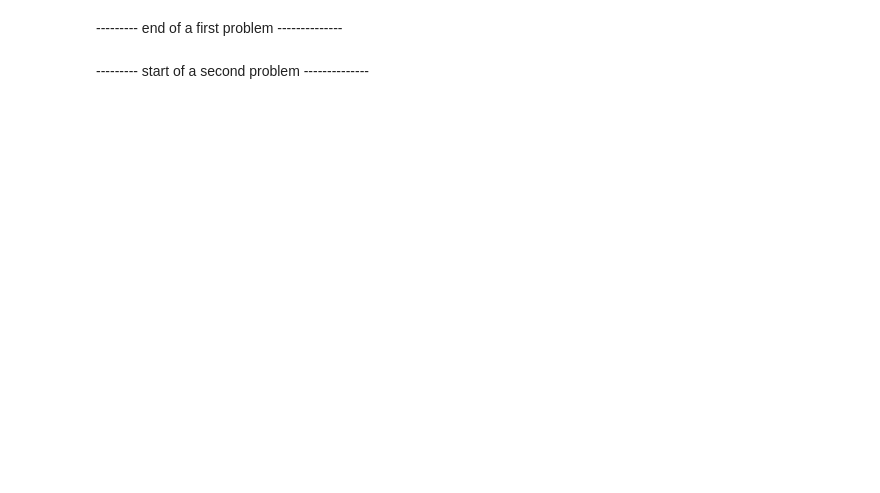
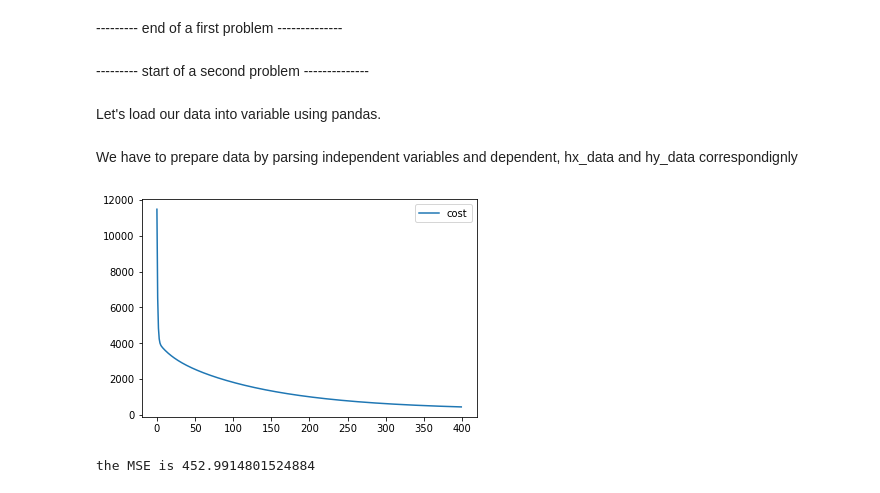
Before and after one commit to BorisOskolkov/MLcourse, a Jupyter notebook: asng01/A01_task.ipynb, the cells around one changed output. Drawn from its saved outputs; the diff is of its cells as text; code cells hidden in the pictures; blank space fills up the shorter version.

```diff
--- a/asng01/A01_task.ipynb
+++ b/asng01/A01_task.ipynb
@@ -143,3 +148,24 @@ The size of error is huge, it could be improved by adjusting the model.However,
 --------- end of a first problem --------------
 # %% [markdown]
 --------- start of a second problem --------------
+# %% [markdown]
+Let's load our data into variable using pandas.
+# %%
+h_data = pd.read_csv('Assignment1_Q2_Data.csv')
+# %% [markdown]
+We have to prepare data by parsing independent variables and dependent, hx_data and hy_data correspondignly
+# %%
+hx_data = h_data.drop(['Price (1000$)'], axis=1).to_numpy()
+hy_data = h_data[['Price (1000$)']].copy().to_numpy()
+#prepare hy_data for our function
+hy_data = np.squeeze(hy_data)
+# set theta function
+theta = np.random.randn(len(hx_data[1]))
+#let apply same approach as we did in the 1st task
+iterations = 400
+lr=0.0001
+theta,cost = gradient_descent(hx_data,hy_data,theta,lr,iterations)
+print((f"the MSE is {cost}"))
+# %% [output]
+[figure, added]
+the MSE is 452.9914801524884
```
Also changed, not shown: parts of 10 cells of this notebook.
